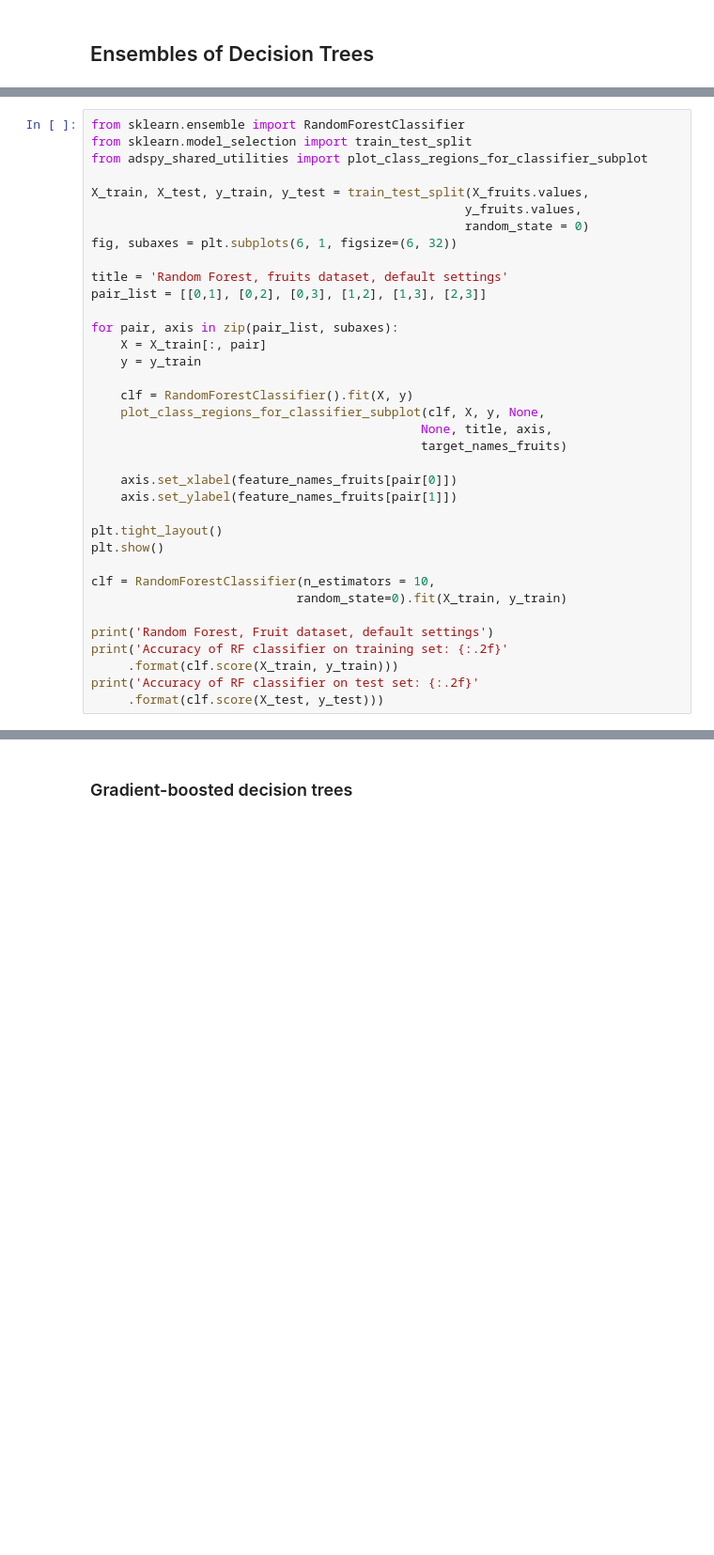
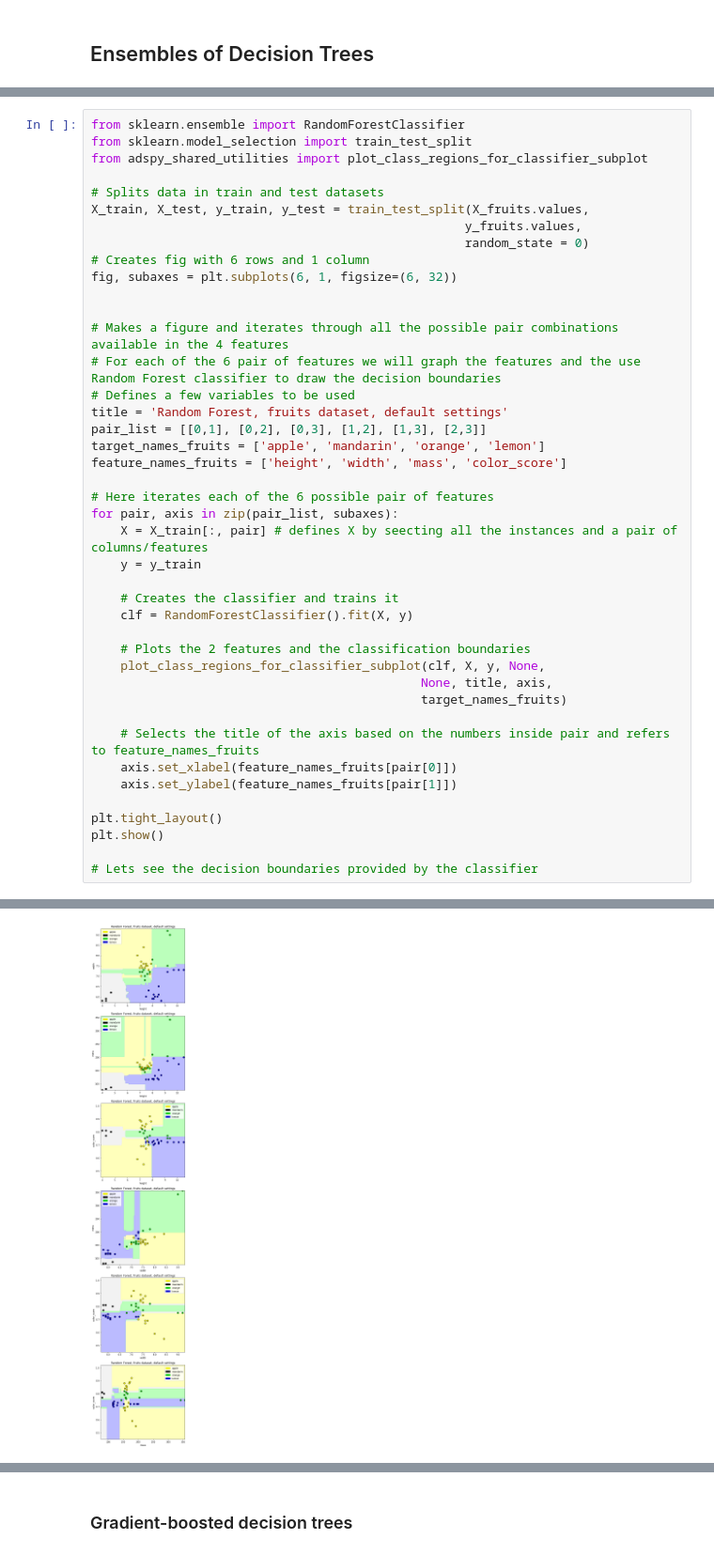
Before and after one commit to valkanoise/Applied-Data-Science-with-Python-Specialization, a Jupyter notebook: Course 3 - Applied Machine Learning in Python/Module 4 Supervised learning part II/Module 4_apuntes.ipynb, the cells around one changed output, grey strips where cells are left out. Shown: that part at 94% size. Drawn from its saved outputs; the diff is of its cells as text; blank space fills up the shorter version.

```diff
--- a/Course 3 - Applied Machine Learning in Python/Module 4 Supervised learning part II/Module 4_apuntes.ipynb
+++ b/Course 3 - Applied Machine Learning in Python/Module 4 Supervised learning part II/Module 4_apuntes.ipynb
@@ -225,35 +243,41 @@ from sklearn.ensemble import RandomForestClassifier
 from sklearn.model_selection import train_test_split
 from adspy_shared_utilities import plot_class_regions_for_classifier_subplot
 
+# Splits data in train and test datasets
 X_train, X_test, y_train, y_test = train_test_split(X_fruits.values,
                                                    y_fruits.values,
                                                    random_state = 0)
+# Creates fig with 6 rows and 1 column
 fig, subaxes = plt.subplots(6, 1, figsize=(6, 32))
 
+
+# Makes a figure and iterates through all the possible pair combinations available in the 4 features
+# For each of the 6 pair of features we will graph the features and the use Random Forest classifier to draw the decision boundaries
+# Defines a few variables to be used
 title = 'Random Forest, fruits dataset, default settings'
 pair_list = [[0,1], [0,2], [0,3], [1,2], [1,3], [2,3]]
+target_names_fruits = ['apple', 'mandarin', 'orange', 'lemon']
+feature_names_fruits = ['height', 'width', 'mass', 'color_score']
 
+# Here iterates each of the 6 possible pair of features
 for pair, axis in zip(pair_list, subaxes):
-    X = X_train[:, pair]
+    X = X_train[:, pair] # defines X by seecting all the instances and a pair of columns/features
     y = y_train
 
+    # Creates the classifier and trains it
     clf = RandomForestClassifier().fit(X, y)
+
+    # Plots the 2 features and the classification boundaries
     plot_class_regions_for_classifier_subplot(clf, X, y, None,
                                              None, title, axis,
                                              target_names_fruits)
 
+    # Selects the title of the axis based on the numbers inside pair and refers to feature_names_fruits
     axis.set_xlabel(feature_names_fruits[pair[0]])
     axis.set_ylabel(feature_names_fruits[pair[1]])
 
 plt.tight_layout()
 plt.show()
 
-clf = RandomForestClassifier(n_estimators = 10,
-                            random_state=0).fit(X_train, y_train)
-
-print('Random Forest, Fruit dataset, default settings')
-print('Accuracy of RF classifier on training set: {:.2f}'
-     .format(clf.score(X_train, y_train)))
-print('Accuracy of RF classifier on test set: {:.2f}'
-     .format(clf.score(X_test, y_test)))
+# Lets see the decision boundaries provided by the classifier
 # %% [output]
@@ -264,0 +284 @@ Accuracy of RF classifier on test set: 0.80
+[figure, added]
```
Also changed, not shown: parts of 45 cells of this notebook, 34 other files.
